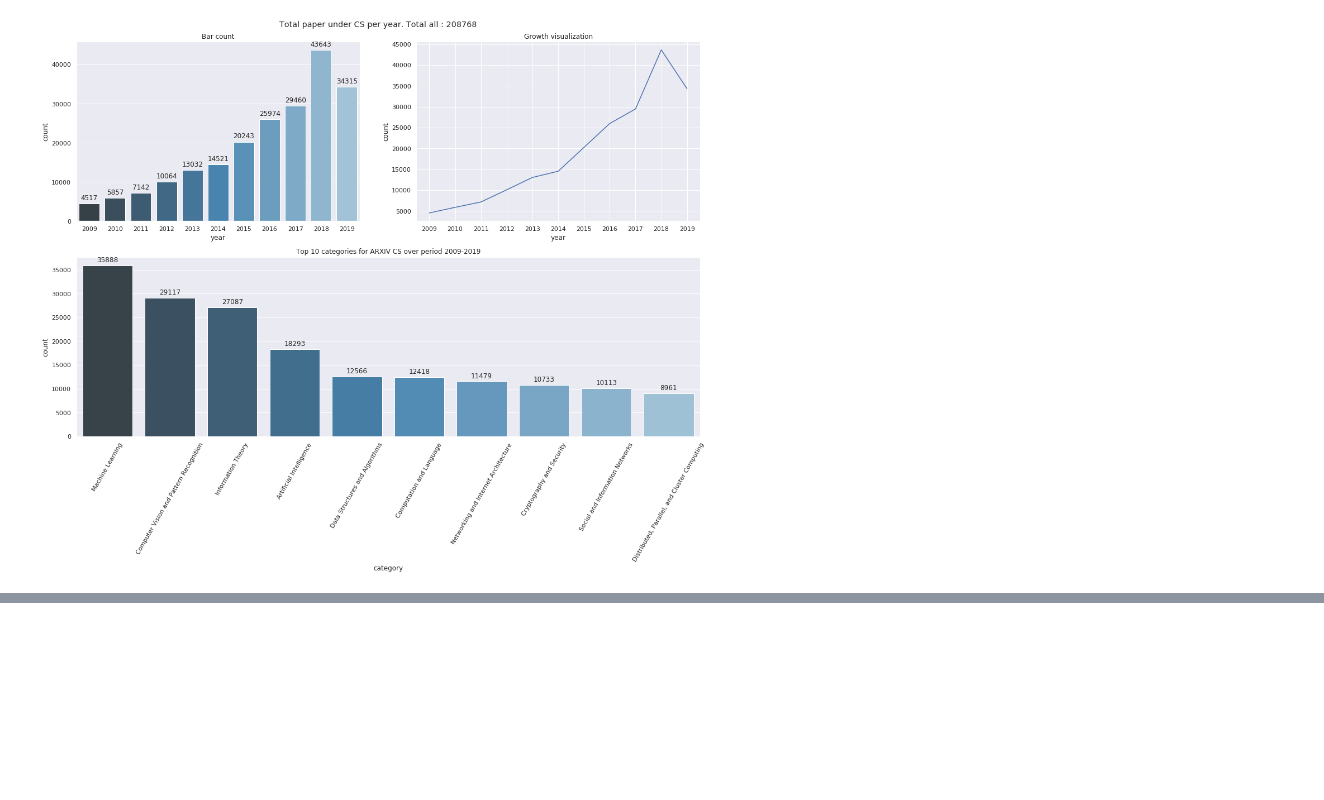
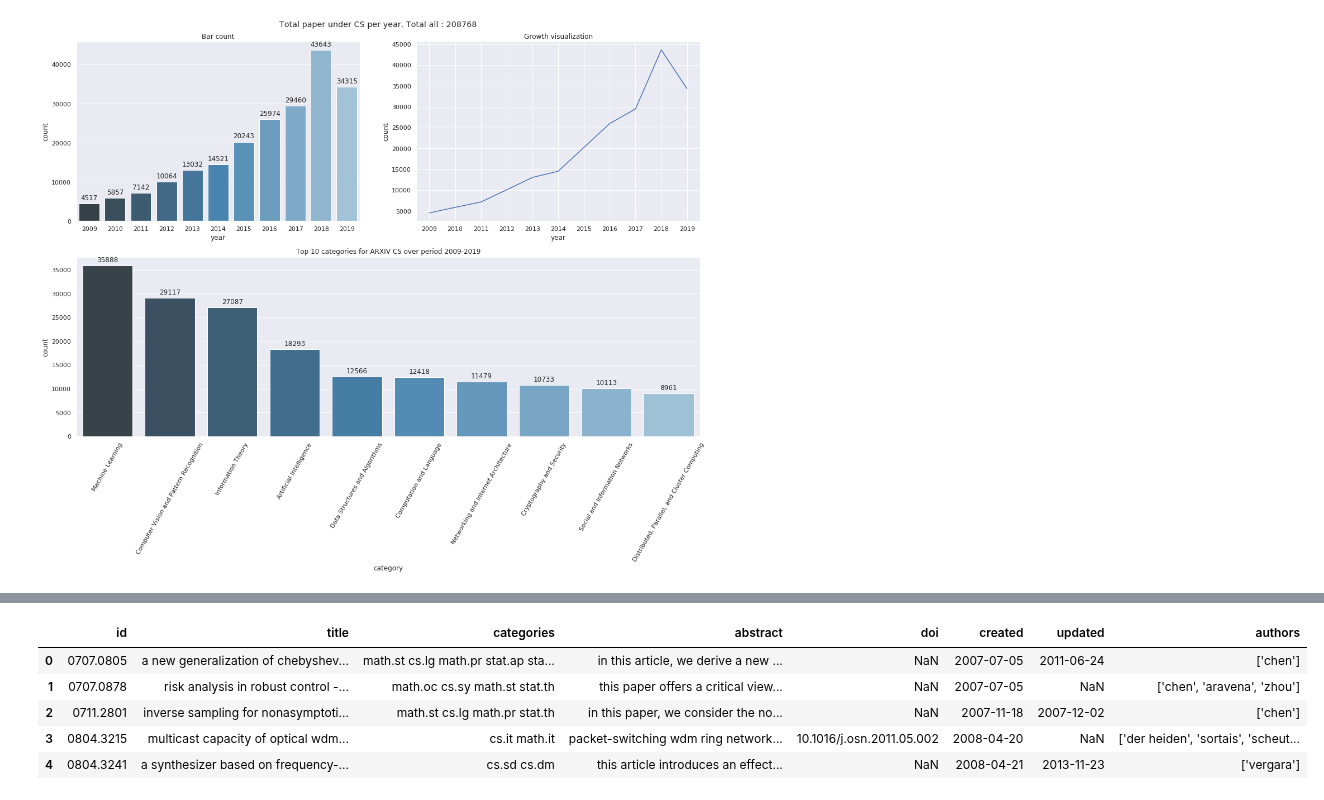
Before and after one commit to IIT-ML/interpretable-text-classification, a Jupyter notebook: arxiv_bulk_data_access.ipynb, the cells around one changed output, grey strips where cells are left out. Drawn from its saved outputs; the diff is of its cells as text; code cells hidden in the pictures; blank space fills up the shorter version.

```diff
--- a/arxiv_bulk_data_access.ipynb
+++ b/arxiv_bulk_data_access.ipynb
@@ -159,0 +334,9 @@ for p in ax.patches:
+# %%
+tot[0].head()
+# %% [output]
+|  | id | title | categories | abstract | doi | created | updated | authors |
+| 0 | 0707.0805 | a new generalization of chebyshev... | math.st cs.lg math.pr stat.ap sta... | in this article, we derive a new ... | NaN | 2007-07-05 | 2011-06-24 | ['chen'] |
+| 1 | 0707.0878 | risk analysis in robust control -... | math.oc cs.sy math.st stat.th | this paper offers a critical view... | NaN | 2007-07-05 | NaN | ['chen', 'aravena', 'zhou'] |
+| 2 | 0711.2801 | inverse sampling for nonasymptoti... | math.st cs.lg math.pr stat.th | in this paper, we consider the no... | NaN | 2007-11-18 | 2007-12-02 | ['chen'] |
+| 3 | 0804.3215 | multicast capacity of optical wdm... | cs.it math.it | packet-switching wdm ring network... | 10.1016/j.osn.2011.05.002 | 2008-04-20 | NaN | ['der heiden', 'sortais', 'scheut... |
+| 4 | 0804.3241 | a synthesizer based on frequency-... | cs.sd cs.dm | this article introduces an effect... | NaN | 2008-04-21 | 2013-11-23 | ['vergara'] |
```
Also changed, not shown: parts of 18 cells of this notebook, 2 other files.
